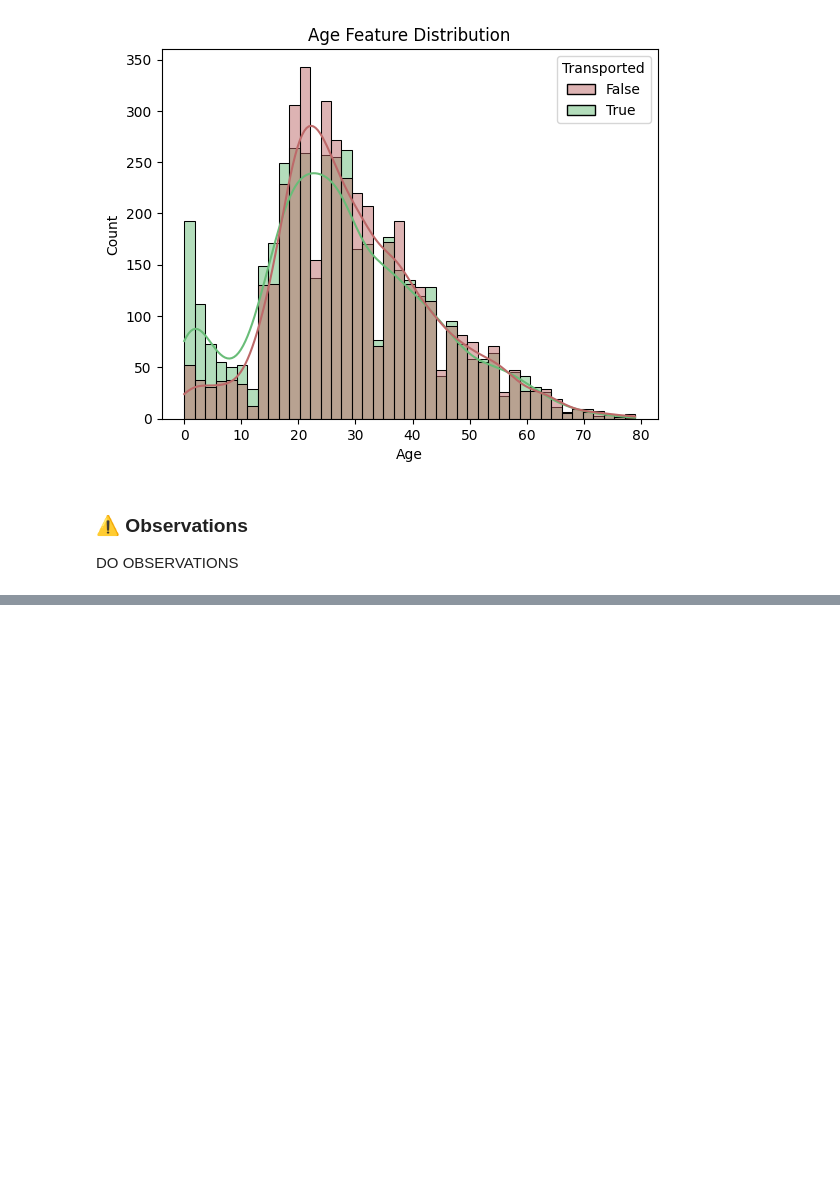
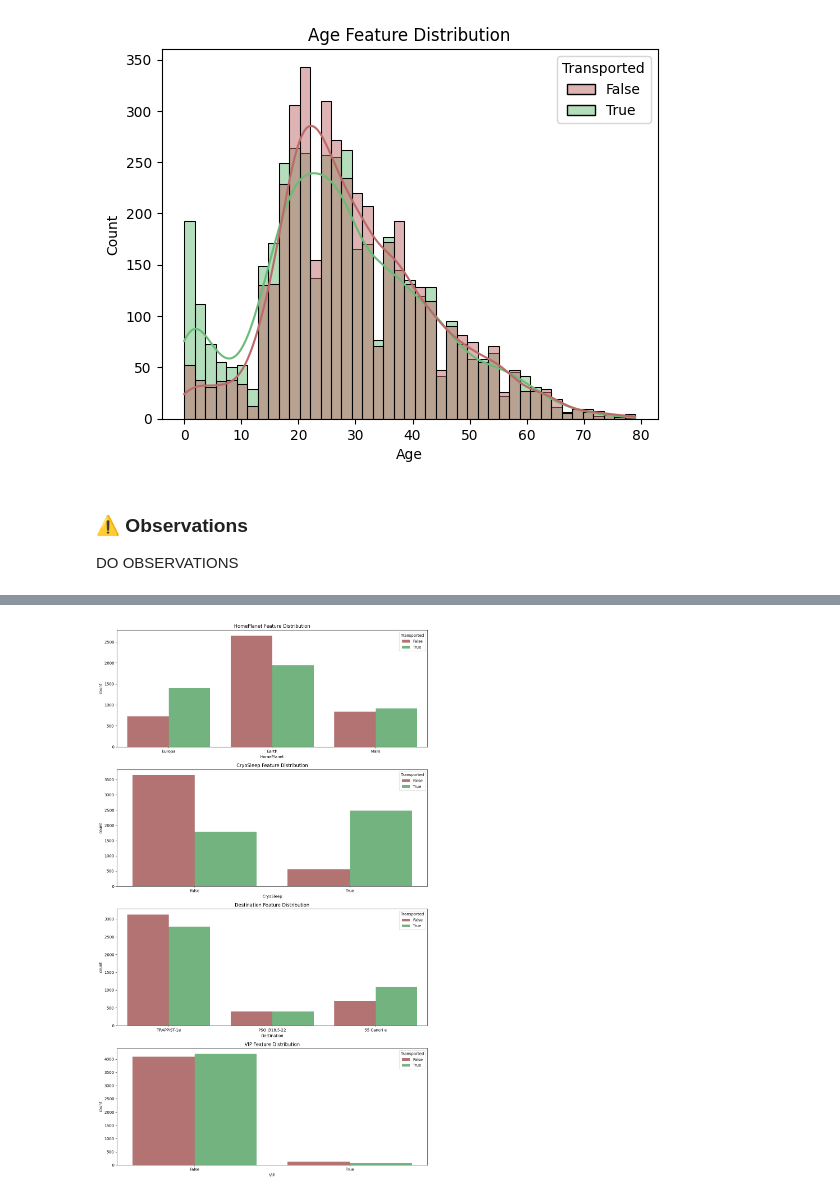
Before and after one commit to just-juanma/Spaceship-Titanic, a Jupyter notebook: notebooks/ExploratoryDataAnalysis.ipynb, the cells around one changed output, grey strips where cells are left out. Drawn from its saved outputs; the diff is of its cells as text; code cells hidden in the pictures; blank space fills up the shorter version.

```diff
--- a/notebooks/ExploratoryDataAnalysis.ipynb
+++ b/notebooks/ExploratoryDataAnalysis.ipynb
@@ -30,0 +45,11 @@ DO OBSERVATIONS
+# %%
+# Visualizing Categorical Features ("HomePlanet", "CryoSleep", "Destination", "VIP")
+plt.figure(figsize=(12,20))
+cat_cols = ["HomePlanet","CryoSleep","Destination","VIP"]
+for i, col in enumerate(cat_cols):
+    plt.subplot(4,1,i+1)
+    sns.countplot(x=col, hue="Transported", data=train_df, palette=color_pallete)
+    plt.title(f"{col} Feature Distribution")
+    plt.tight_layout()
+# %% [output]
+[figure, added]
```
Also changed, not shown: parts of 4 cells of this notebook, 5 other files.
